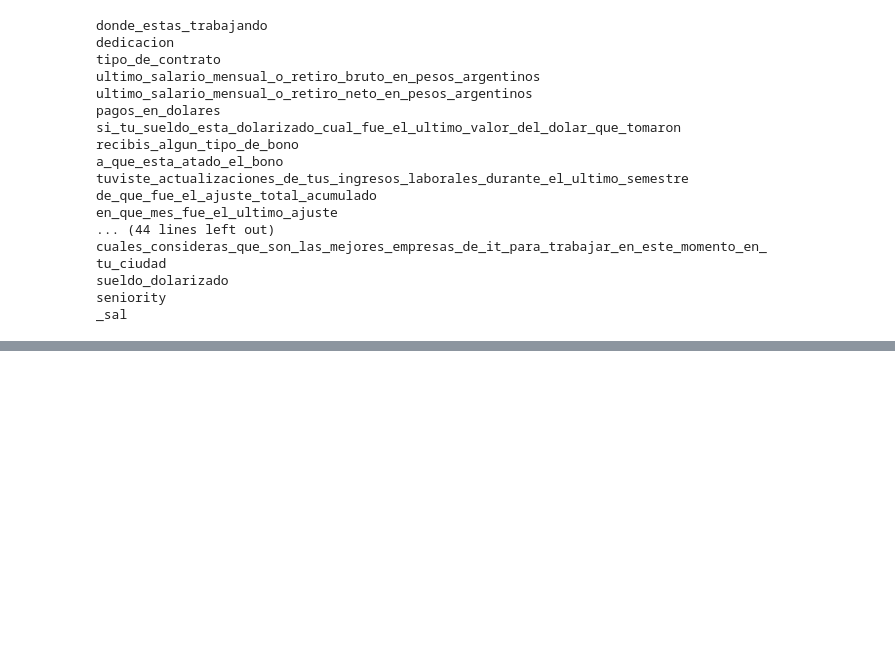
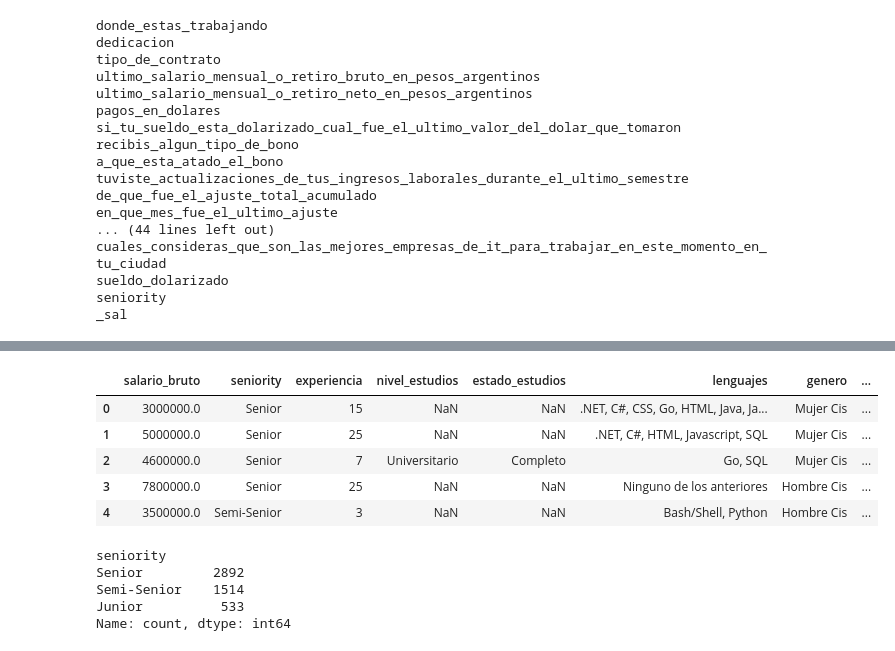
Before and after one commit to LautaroFlores47/analisis-sueldos-it, a Jupyter notebook: notebooks/01_exploracion.ipynb, the cells around one changed output, grey strips where cells are left out. Drawn from its saved outputs; the diff is of its cells as text; code cells hidden in the pictures; blank space fills up the shorter version.

Commit message:
Preparo datos: seleccion de columnas, analisis de nulos y tabla de lenguajes para H4

```diff
--- a/notebooks/01_exploracion.ipynb
+++ b/notebooks/01_exploracion.ipynb
@@ -40,0 +95,31 @@ _sal
+# %%
+columnas = {
+    "ultimo_salario_mensual_o_retiro_bruto_en_pesos_argentinos": "salario_bruto",
+    "seniority": "seniority",
+    "anos_de_experiencia": "experiencia",
+    "maximo_nivel_de_estudios": "nivel_estudios",
+    "estado": "estado_estudios",
+    "lenguajes_de_programacion_o_tecnologias_que_utilices_en_tu_puesto_actual": "lenguajes",
+    "genero": "genero",
+    "sueldo_dolarizado": "es_dolarizado",
+}
+
+datos = df[list(columnas.keys())].copy()
+datos = datos.rename(columns=columnas)
+
+datos.head()
+# %% [output]
+|  | salario_bruto | seniority | experiencia | nivel_estudios | estado_estudios | lenguajes | genero | ... |
+| 0 | 3000000.0 | Senior | 15 | NaN | NaN | .NET, C#, CSS, Go, HTML, Java, Ja... | Mujer Cis | ... |
+| 1 | 5000000.0 | Senior | 25 | NaN | NaN | .NET, C#, HTML, Javascript, SQL | Mujer Cis | ... |
+| 2 | 4600000.0 | Senior | 7 | Universitario | Completo | Go, SQL | Mujer Cis | ... |
+| 3 | 7800000.0 | Senior | 25 | NaN | NaN | Ninguno de los anteriores | Hombre Cis | ... |
+| 4 | 3500000.0 | Semi-Senior | 3 | NaN | NaN | Bash/Shell, Python | Hombre Cis | ... |
+# %%
+datos["seniority"].value_counts()
+# %% [output]
+seniority
+Senior         2892
+Semi-Senior    1514
+Junior          533
+Name: count, dtype: int64
```
Also changed, not shown: parts of 11 cells of this notebook.
